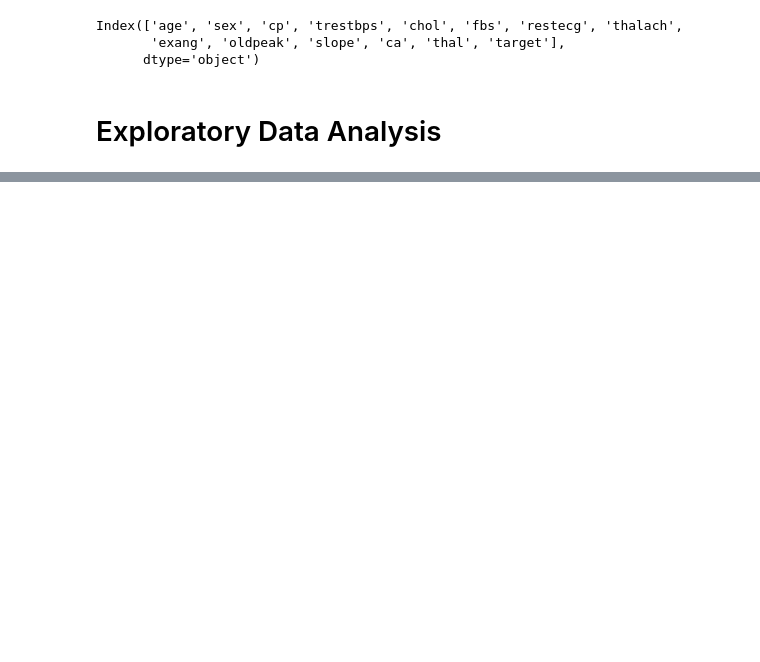
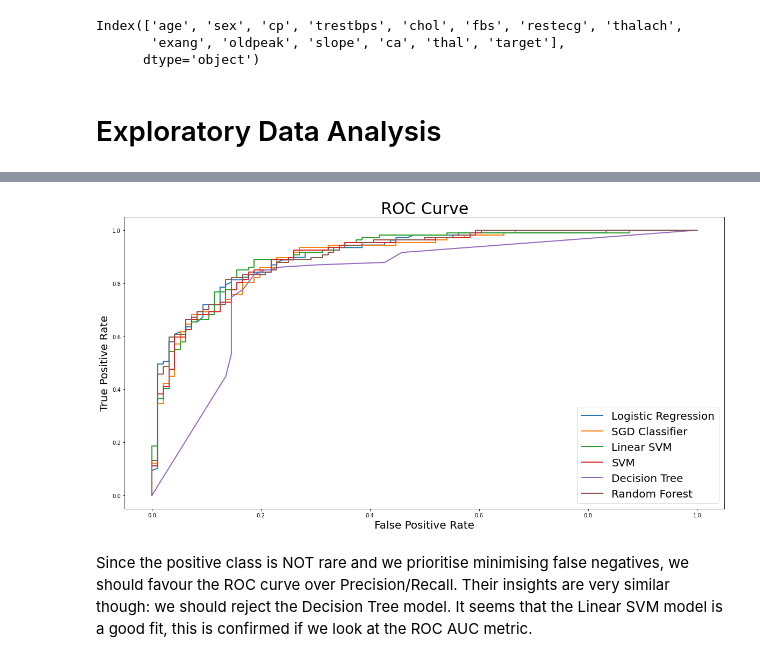
Before and after one commit to etenno/machine-learning-projects, a Jupyter notebook: heart_attack_classification.ipynb, the cells around one changed output, grey strips where cells are left out. Drawn from its saved outputs; the diff is of its cells as text; code cells hidden in the pictures; blank space fills up the shorter version.

```diff
--- a/heart_attack_classification.ipynb
+++ b/heart_attack_classification.ipynb
@@ -177,0 +770,21 @@ fig.show()
+# %%
+def plot_roc_curve(y_actual,y_pred,label=None):
+    fpr,tpr, threshold = roc_curve(y_actual,y_pred)
+    plt.plot(fpr,tpr,linewidth=2, label=label)
+# %%
+fig = plt.figure(figsize=(20, 10))
+plot_roc_curve(y_train,log_reg_scores,label="Logistic Regression")
+plot_roc_curve(y_train,sgd_scores,label="SGD Classifier")
+plot_roc_curve(y_train,lin_svm_scores,label="Linear SVM")
+plot_roc_curve(y_train,svm_scores,label="SVM")
+plot_roc_curve(y_train,tree_scores,label="Decision Tree")
+plot_roc_curve(y_train,ran_for_scores,label="Random Forest")
+plt.legend(fontsize=20)
+plt.title('ROC Curve',fontsize=30)
+plt.xlabel('False Positive Rate',fontsize=20)
+plt.ylabel('True Positive Rate',fontsize=20)
+plt.show()
+# %% [output]
+[figure, added]
+# %% [markdown]
+Since the positive class is NOT rare and we prioritise minimising false negatives, we should favour the ROC curve over Precision/Recall. Their insights are very similar though: we should reject the Decision Tree model. It seems that the Linear SVM model is a good fit, this is confirmed if we look at the ROC AUC metric.
```
Also changed, not shown: parts of 133 cells of this notebook.
